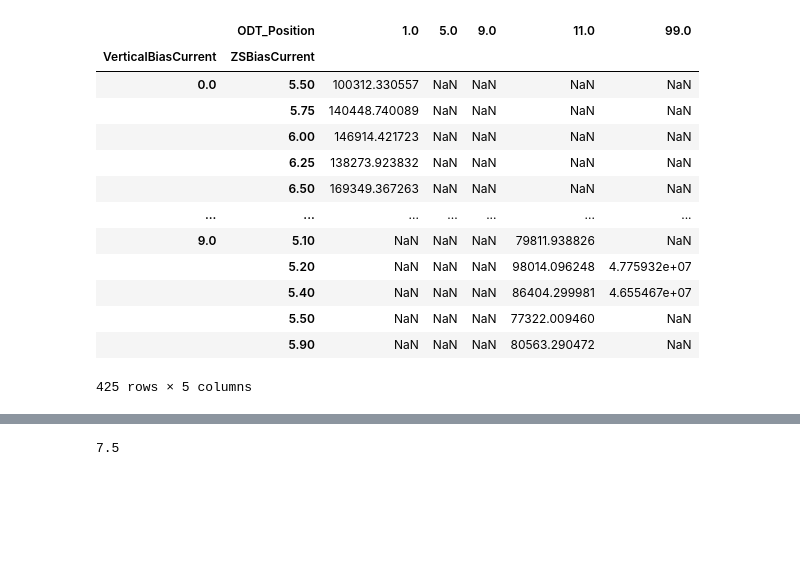
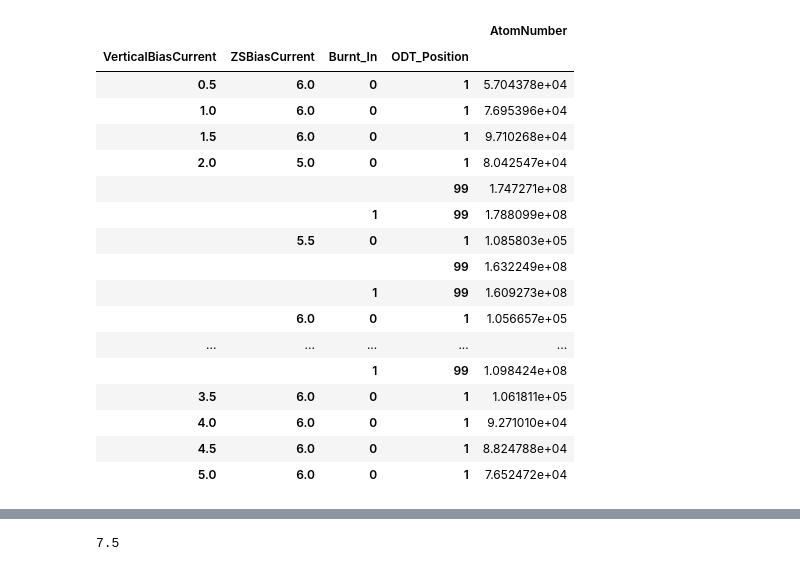
Before and after one commit to insommer/AnalysisCode, a Jupyter notebook: Applications/Result Analysis.ipynb, the cells around one changed output, grey strips where cells are left out. Cells and saved outputs as stored; diff of their text form; code cells hidden in the pictures; blank space fills up the shorter version.

```diff
--- a/Applications/Result Analysis.ipynb
+++ b/Applications/Result Analysis.ipynb
@@ -14,7 +14,7 @@ import pandas as pd
 import datetime
 from ImageAnalysis import ImageAnalysisCode
 # %%
-folderName = r'Z:\ats317group\Data\Analysis Resutls in csv'
+folderName = r'Z:\ats317group\Data\ODT Data 11.22'
 fileNames = os.listdir(folderName)
 # fileNames = ['ODT Position 1 Bias Scan_Oct10.csv',
 #             'ODT Position 1 Bias Scan_Oct12.csv']
@@ -29,8 +29,8 @@ df = pd.concat(df)
 df.time = pd.to_datetime(df.time)
 df.set_index('time', inplace=True)
 
-df = df.loc[
-    (df.index>=datetime.datetime.strptime('10/1/2023', '%m/%d/%Y'))
-    &
-    (df.index<=datetime.datetime.strptime('10/23/2023', '%m/%d/%Y'))
-]
+# df = df.loc[
+#     (df.index>=datetime.datetime.strptime('10/1/2023', '%m/%d/%Y'))
+#     &
+#     (df.index<=datetime.datetime.strptime('10/23/2023', '%m/%d/%Y'))
+# ]
@@ -73,5 +73,6 @@ X = 'VerticalBiasCurrent'
 Y = 'ZSBiasCurrent'
 Z = 'AtomNumber'
 P = 'ODT_Position'
+B = 'Burnt_In'
 # %%
-df1 = df[[X, Y, Z, P]][df[Z]<1e9]
+df1 = df[[X, Y, Z, P, B]]
@@ -95,18 +135,22 @@ df1
 # %%
-df1mean = df1.groupby([X, Y, P]).mean().AtomNumber.unstack()
+df1mean = df1.groupby([X, Y, B, P]).mean()
 df1mean
 # %% [output]
-|  | ODT_Position | 1.0 | 5.0 | 9.0 | 11.0 | 99.0 |
-| VerticalBiasCurrent | ZSBiasCurrent |  |  |  |  |  |
-| 0.0 | 5.50 | 100312.330557 | NaN | NaN | NaN | NaN |
-|  | 5.75 | 140448.740089 | NaN | NaN | NaN | NaN |
-|  | 6.00 | 146914.421723 | NaN | NaN | NaN | NaN |
-|  | 6.25 | 138273.923832 | NaN | NaN | NaN | NaN |
-|  | 6.50 | 169349.367263 | NaN | NaN | NaN | NaN |
-| ... | ... | ... | ... | ... | ... | ... |
-| 9.0 | 5.10 | NaN | NaN | NaN | 79811.938826 | NaN |
-|  | 5.20 | NaN | NaN | NaN | 98014.096248 | 4.775932e+07 |
-|  | 5.40 | NaN | NaN | NaN | 86404.299981 | 4.655467e+07 |
-|  | 5.50 | NaN | NaN | NaN | 77322.009460 | NaN |
-|  | 5.90 | NaN | NaN | NaN | 80563.290472 | NaN |
+|  |  |  |  | AtomNumber |
+| VerticalBiasCurrent | ZSBiasCurrent | Burnt_In | ODT_Position |  |
+| 0.5 | 6.0 | 0 | 1 | 5.704378e+04 |
+| 1.0 | 6.0 | 0 | 1 | 7.695396e+04 |
+| 1.5 | 6.0 | 0 | 1 | 9.710268e+04 |
+| 2.0 | 5.0 | 0 | 1 | 8.042547e+04 |
+|  |  |  | 99 | 1.747271e+08 |
+|  |  | 1 | 99 | 1.788099e+08 |
+|  | 5.5 | 0 | 1 | 1.085803e+05 |
+|  |  |  | 99 | 1.632249e+08 |
+|  |  | 1 | 99 | 1.609273e+08 |
+|  | 6.0 | 0 | 1 | 1.056657e+05 |
+| ... | ... | ... | ... | ... |
+|  |  | 1 | 99 | 1.098424e+08 |
+| 3.5 | 6.0 | 0 | 1 | 1.061811e+05 |
+| 4.0 | 6.0 | 0 | 1 | 9.271010e+04 |
+| 4.5 | 6.0 | 0 | 1 | 8.824788e+04 |
+| 5.0 | 6.0 | 0 | 1 | 7.652472e+04 |
-425 rows × 5 columns
```
Also changed, not shown: parts of 15 cells of this notebook.
